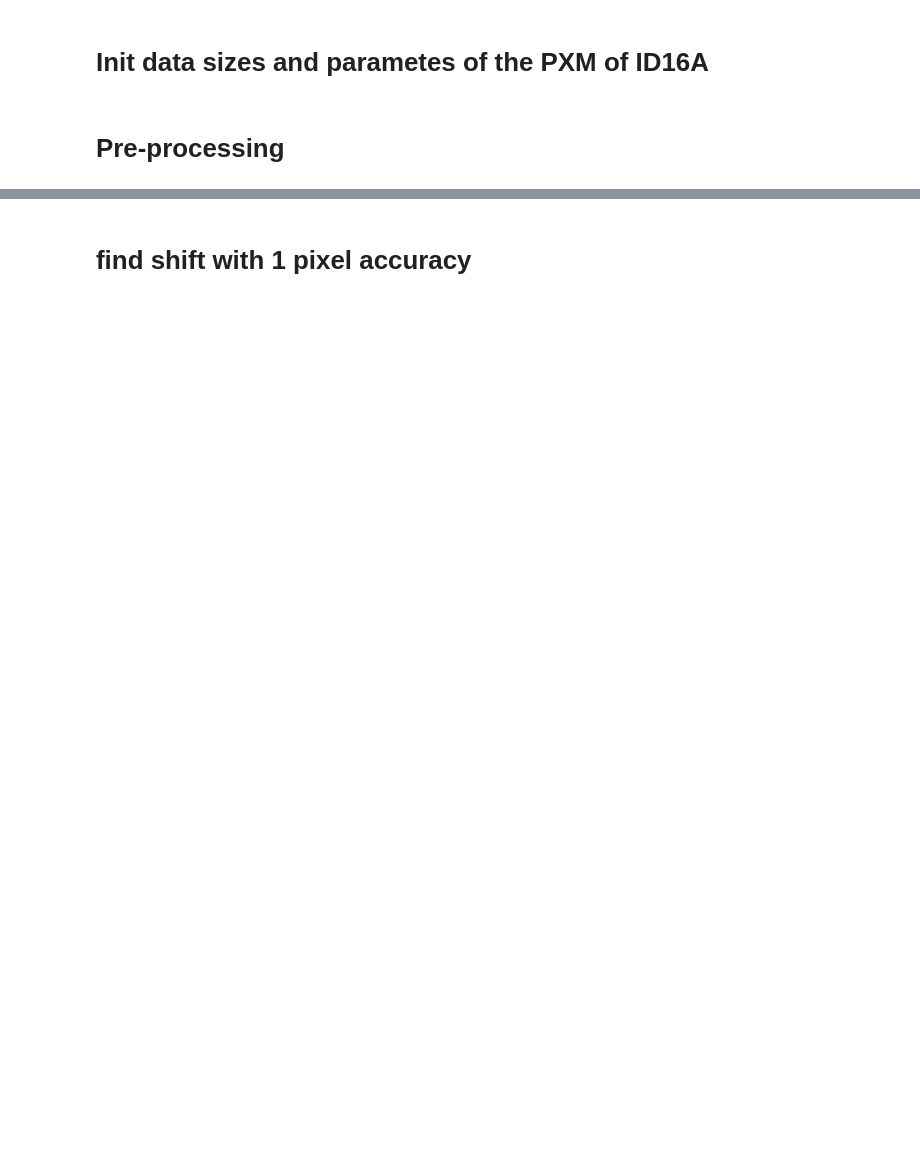
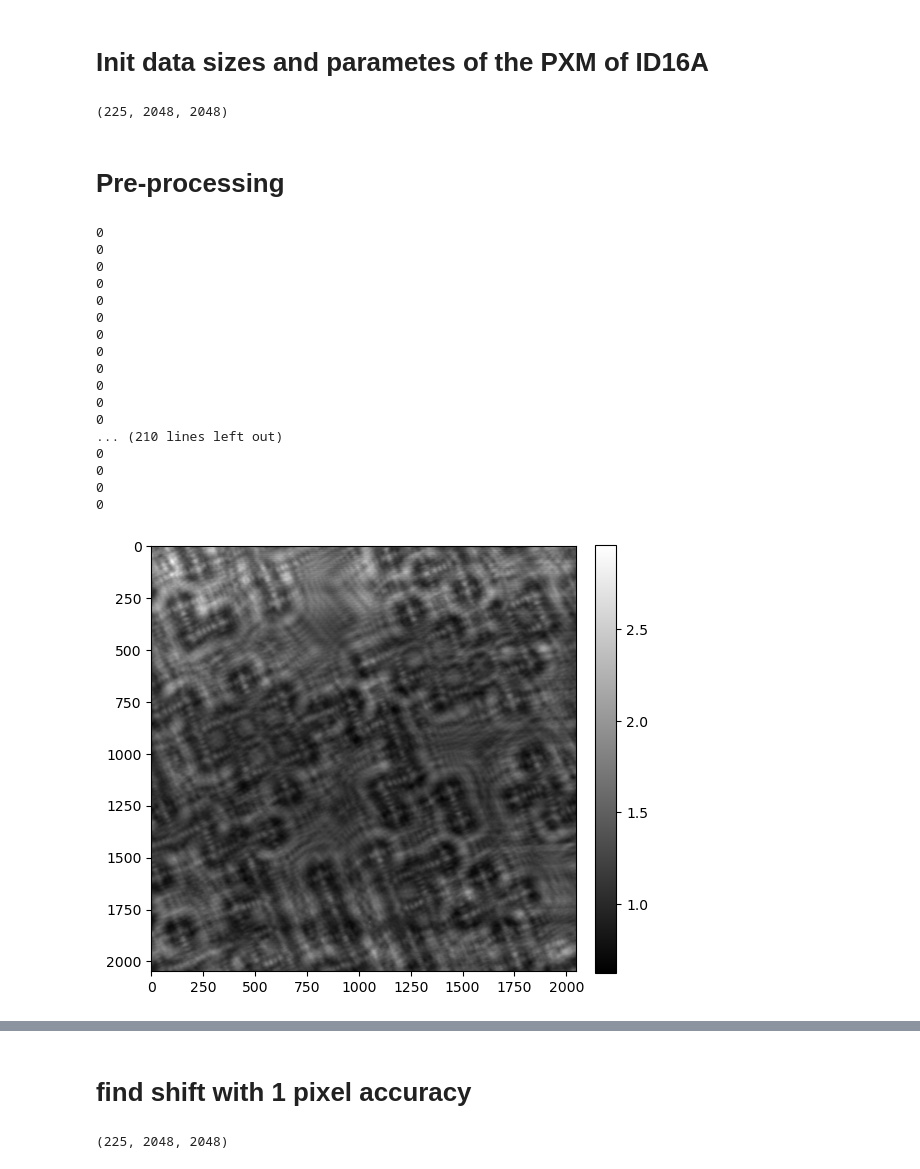
Before and after one commit to nikitinvv/ca_holo_maxiv, a Jupyter notebook: step1_nfp_ca/step12_preprocessing.ipynb, the cells around one changed output, grey strips where cells are left out. Saved outputs shown, nothing was run; the diff lists cells and outputs as text; code cells hidden in the pictures; blank space fills up the shorter version.

```diff
--- a/step1_nfp_ca/step12_preprocessing.ipynb
+++ b/step1_nfp_ca/step12_preprocessing.ipynb
@@ -9,7 +8,8 @@ from utils import *
 # %% [markdown]
 # Init data sizes and parametes of the PXM of ID16A
 # %%
-path = f'/data/vnikitin/ESRF/ID16A/20240924_rec_ca/data/'
+th="3920"
+path = f'/data/visitors/danmax/20241507/2025060408/viktor/ca_{th}/'
 with  h5py.File(f'{path}/data_ca.h5','r') as fid:
     data = fid[f'/exchange/data'][:].astype('float32')
     ref = fid[f'/exchange/data_white'][:].astype('float32')
@@ -17,7 +17,10 @@ with  h5py.File(f'{path}/data_ca.h5','r') as fid:
 
     z1 = fid['/exchange/z1'][0]
     detector_pixelsize = fid['/exchange/detector_pixelsize'][0]
-    focusdetectordistance = fid['/exchange/focusdetectordistance'][0]
+    focusToDetectorDistance = fid['/exchange/focusdetectordistance'][0]
     energy = fid['/exchange/energy'][0]
+print(data.shape)
+# %% [output]
+(225, 2048, 2048)
 # %%
 wavelength = 1.24e-09/energy  # [m] wave length
@@ -32,32 +35,51 @@ voxelsize = np.abs(detector_pixelsize/magnification)  # object voxel size
 import cupyx.scipy.ndimage as ndimage
 def remove_outliers(data, dezinger, dezinger_threshold):
     res = data.copy()
     w = [dezinger,dezinger]
     for k in range(data.shape[0]):
         data0 = cp.array(data[k])
         fdata = ndimage.median_filter(data0, w)
         print(np.sum(np.abs(data0-fdata)>fdata*dezinger_threshold))
         res[k] = np.where(np.abs(data0-fdata)>fdata*dezinger_threshold, fdata, data0).get()
     return res
 
 dark = np.mean(dark,axis=0)
 ref = np.mean(ref,axis=0)
 data -= dark
 ref -= dark
 
 data[data<0]=0
 ref[ref<0]=0
-data[:,1320//3:1320//3+25//3,890//3:890//3+25//3] = data[:,1280//3:1280//3+25//3,890//3:890//3+25//3]
-ref[1320//3:1320//3+25//3,890//3:890//3+25//3] = ref[1280//3:1280//3+25//3,890//3:890//3+25//3]
+# data[:,1320//3:1320//3+25//3,890//3:890//3+25//3] = data[:,1280//3:1280//3+25//3,890//3:890//3+25//3]
+# ref[1320//3:1320//3+25//3,890//3:890//3+25//3] = ref[1280//3:1280//3+25//3,890//3:890//3+25//3]
 
 data = remove_outliers(data, 3, 0.8)
 ref = remove_outliers(ref[None], 3, 0.8)[0]
 
 data /= np.mean(ref)
 ref /= np.mean(ref)
 
 data[np.isnan(data)] = 1
 ref[np.isnan(ref)] = 1
 
 mshow(data[0],mshow)
 mshow(ref,mshow)
+# %% [output]
+0
+0
+0
+0
+0
+0
+0
+0
+0
+0
+0
+0
+... (210 lines left out)
+0
+0
+0
+0
+[figure, added]
@@ -74,3 +97,12 @@ print(shifts[:4])
+# %%
+ids = np.arange(225)
+for k in range(15):
+    if k%2==1:
+        ids[k*15:(k+1)*15] = ids[k*15:(k+1)*15][::-1]
+data=data[ids]
+print(data.shape)
+# %% [output]
+(225, 2048, 2048)
 # %%
 
 [npos,n] = data.shape[:2]
```
Also changed, not shown: parts of 9 cells of this notebook, 4 other files.
